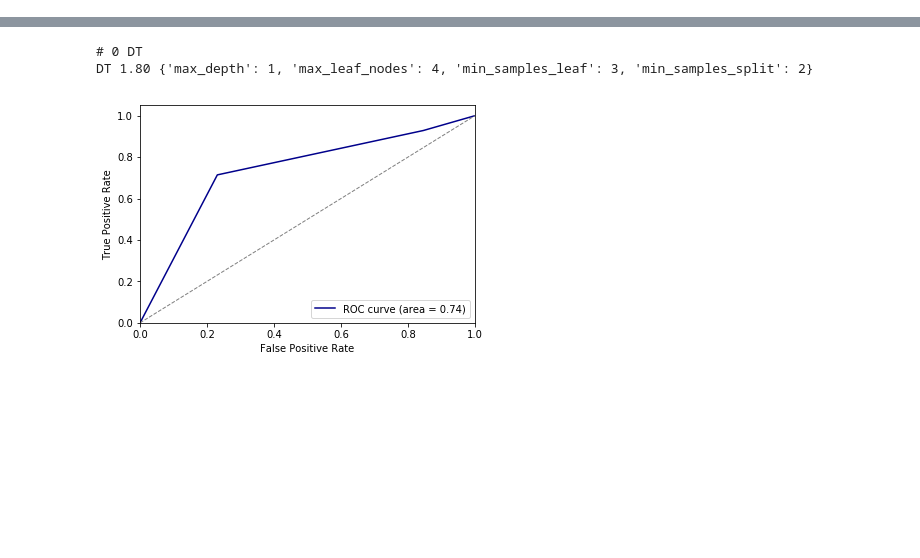
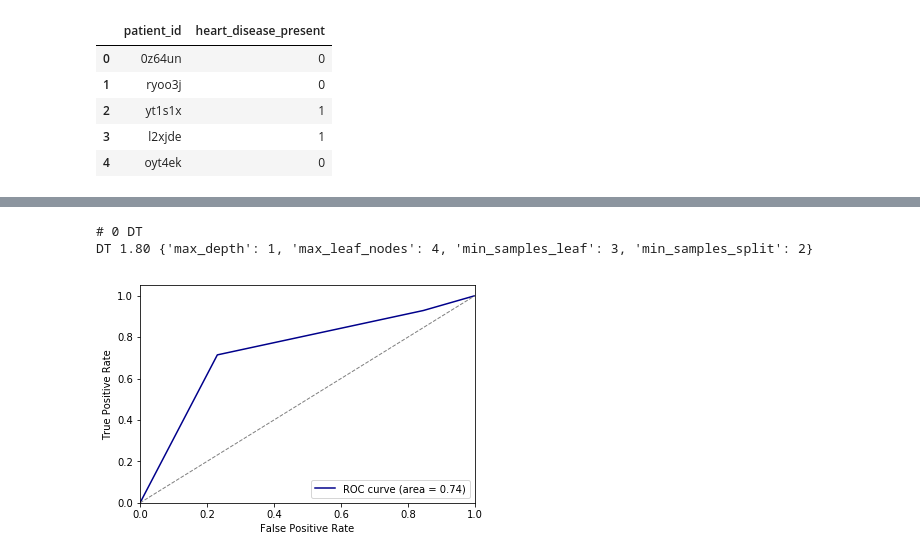
Before and after one commit to yygatech/ML-with-a-Heart, a Jupyter notebook: ipynb/ML-with-a-Heart.ipynb, the cells around one changed output, grey strips where cells are left out. Saved outputs shown, nothing was run; the diff lists cells and outputs as text; code cells hidden in the pictures; blank space fills up the shorter version.

```diff
--- a/ipynb/ML-with-a-Heart.ipynb
+++ b/ipynb/ML-with-a-Heart.ipynb
@@ -24,0 +55,9 @@ labels_df = pd.read_csv(train_labels_url)
+# %%
+labels_df.head()
+# %% [output]
+|  | patient_id | heart_disease_present |
+| 0 | 0z64un | 0 |
+| 1 | ryoo3j | 0 |
+| 2 | yt1s1x | 1 |
+| 3 | l2xjde | 1 |
+| 4 | oyt4ek | 0 |
```
Also changed, not shown: parts of 5 cells of this notebook.
